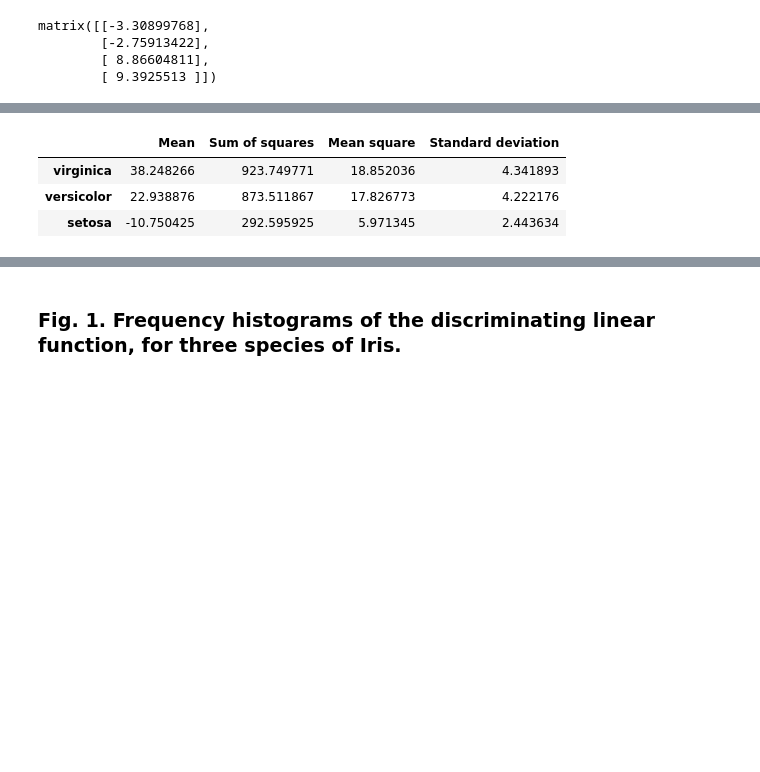
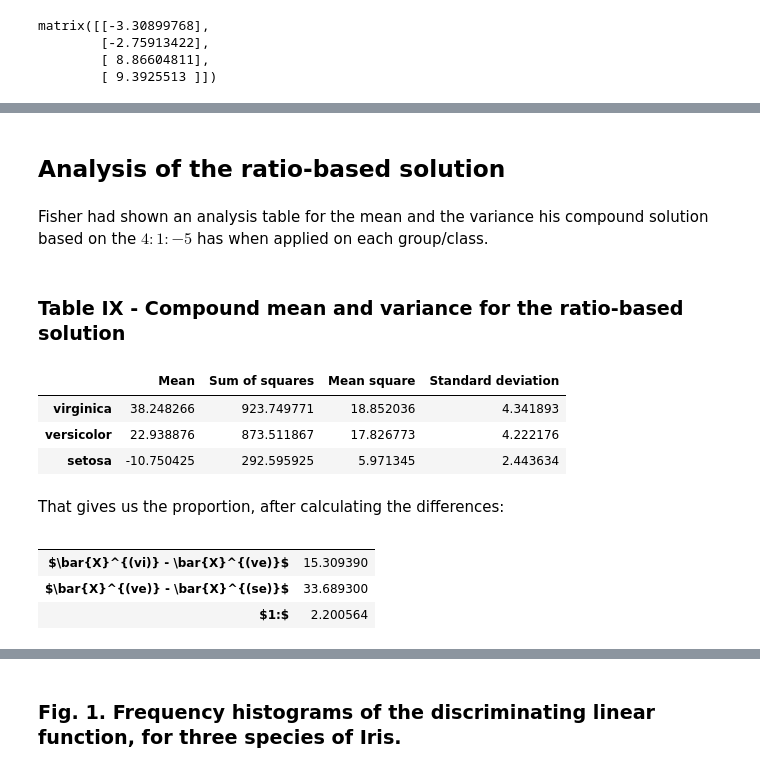
Before and after one commit to danilobellini/scientific-literature, a Jupyter notebook: 1936-Fisher/Fisher_1936.ipynb, the cells around one changed output, grey strips where cells are left out. Cells and saved outputs as stored; diff of their text form; code cells hidden in the pictures; blank space fills up the shorter version.

```diff
--- a/1936-Fisher/Fisher_1936.ipynb
+++ b/1936-Fisher/Fisher_1936.ipynb
@@ -1747,3 +1743,9 @@ With that, Fisher created had shown an analysis table for the pooled variance an
+# %% [markdown]
+## Analysis of the ratio-based solution
+# %% [markdown]
+Fisher had shown an analysis table for the mean and the variance his compound solution based on the $4:1:-5$ has when applied on each group/class.
+# %% [markdown]
+### Table IX - Compound mean and variance for the ratio-based solution
 # %%
 compounds = pd.DataFrame([(dframe @ lambda3).flat for dframe in dframes],
                          index=["virginica", "versicolor", "setosa"]).T
@@ -1760,3 +1762,19 @@ table9
 | virginica | 38.248266 | 923.749771 | 18.852036 | 4.341893 |
 | versicolor | 22.938876 | 873.511867 | 17.826773 | 4.222176 |
 | setosa | -10.750425 | 292.595925 | 5.971345 | 2.443634 |
+# %% [markdown]
+That gives us the proportion, after calculating the differences:
+# %%
+l3_vi_ve = compounds_mean.virginica - compounds_mean.versicolor
+l3_ve_se = compounds_mean.versicolor - compounds_mean.setosa
+l3_prop = l3_ve_se / l3_vi_ve
+pd.DataFrame([l3_vi_ve, l3_ve_se, l3_prop],
+             columns=[""],
+             index=[r"$\bar{X}^{(vi)} - \bar{X}^{(ve)}$",
+                    r"$\bar{X}^{(ve)} - \bar{X}^{(se)}$",
+                    r"$1:$"])
+# %% [output]
+|  |  |
+| $\bar{X}^{(vi)} - \bar{X}^{(ve)}$ | 15.309390 |
+| $\bar{X}^{(ve)} - \bar{X}^{(se)}$ | 33.689300 |
+| $1:$ | 2.200564 |
```
Also changed, not shown: parts of 15 cells of this notebook.
